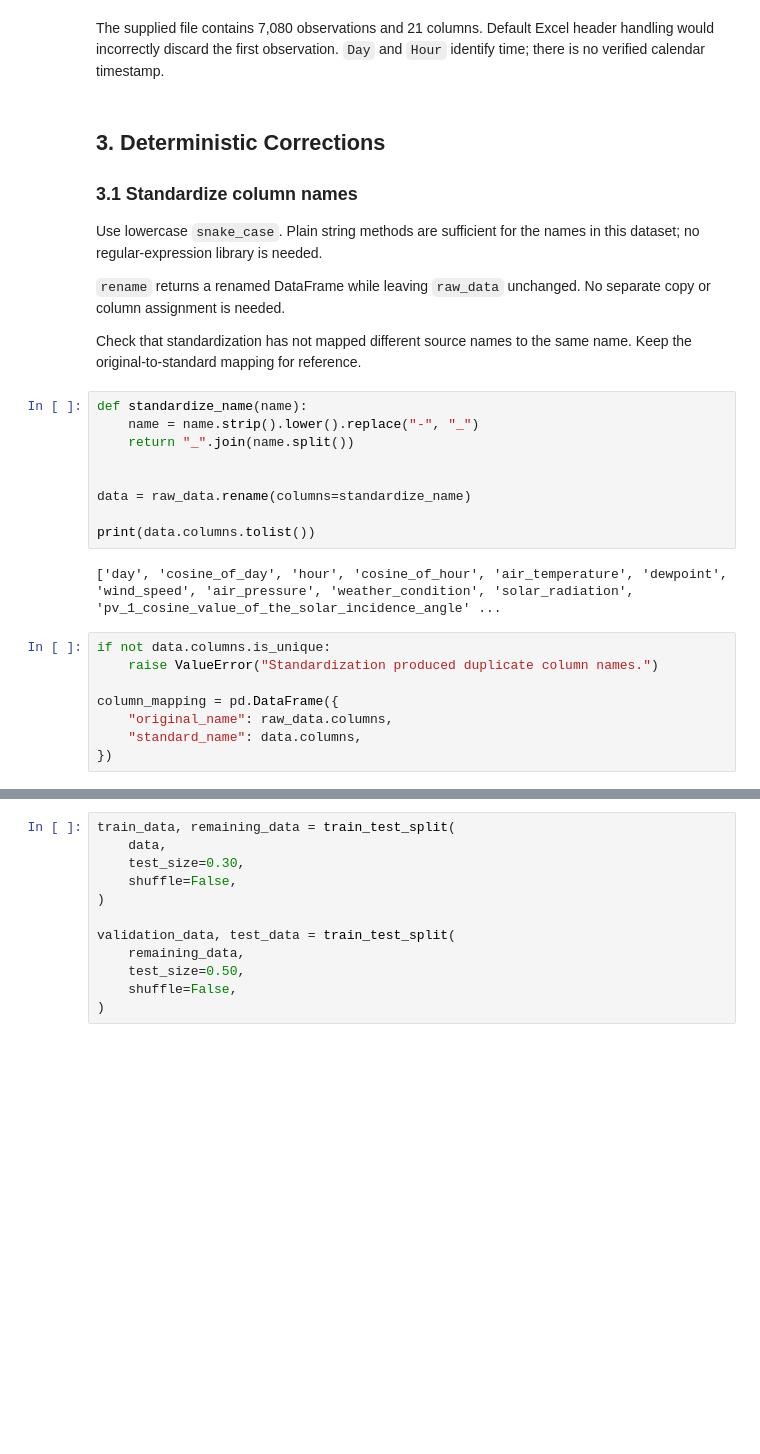
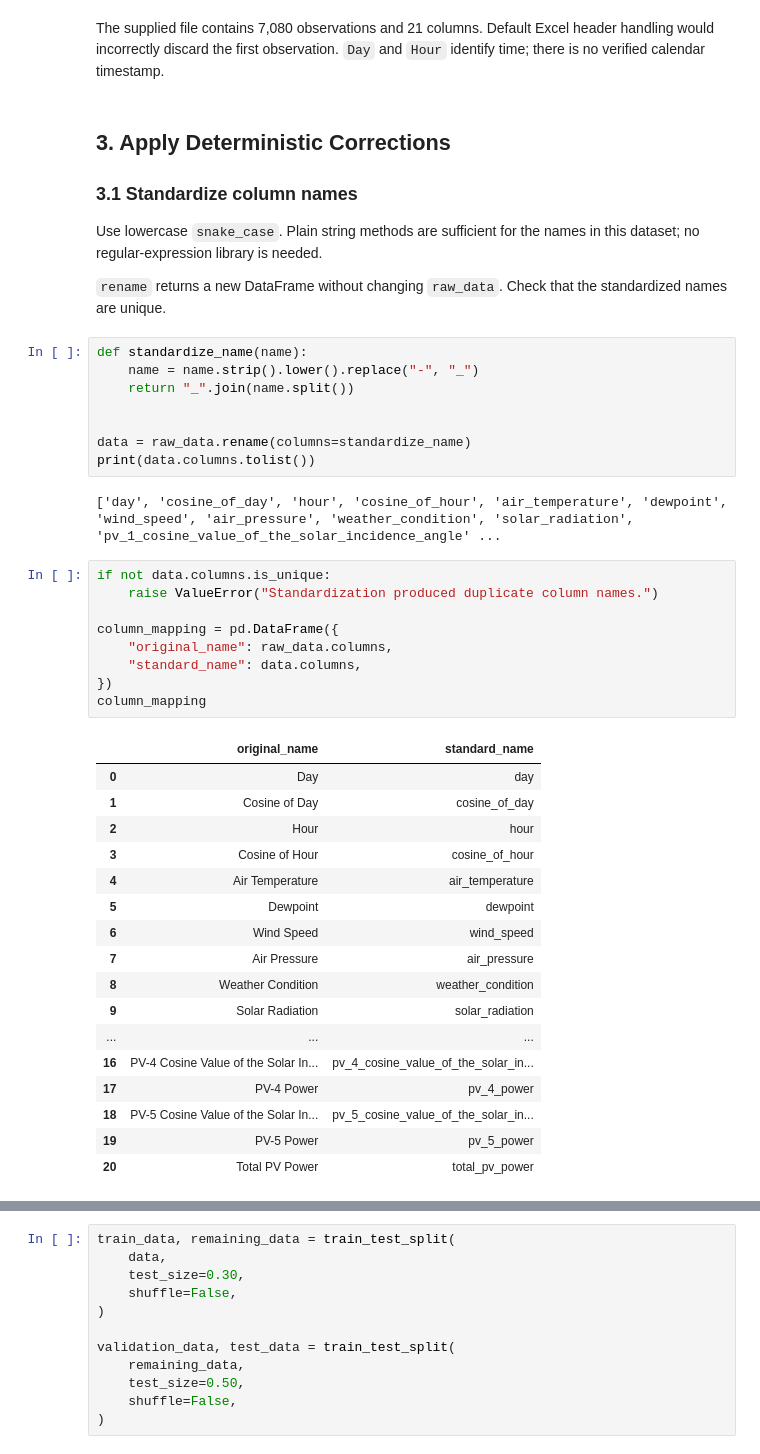
Before and after one commit to SepehrShakibi/applied-ml-dl-for-photovoltaics-with-python, a Jupyter notebook: 03_data_preprocessing/03_02_data_preparation_workflow_pv_time_series.ipynb, the cells around one changed output, grey strips where cells are left out. Saved outputs shown, nothing was run; the diff lists cells and outputs as text; blank space fills up the shorter version.

```diff
--- a/03_data_preprocessing/03_02_data_preparation_workflow_pv_time_series.ipynb
+++ b/03_data_preprocessing/03_02_data_preparation_workflow_pv_time_series.ipynb
@@ -148,13 +159,11 @@ Exact duplicate rows: 0
 # %% [markdown]
 The supplied file contains 7,080 observations and 21 columns. Default Excel header handling would incorrectly discard the first observation. `Day` and `Hour` identify time; there is no verified calendar timestamp.
 # %% [markdown]
-## 3. Deterministic Corrections
+## 3. Apply Deterministic Corrections
 ### 3.1 Standardize column names
 Use lowercase `snake_case`. Plain string methods are sufficient for the names in this dataset; no regular-expression library is needed.
 
-`rename` returns a renamed DataFrame while leaving `raw_data` unchanged. No separate copy or column assignment is needed.
-
-Check that standardization has not mapped different source names to the same name. Keep the original-to-standard mapping for reference.
+`rename` returns a new DataFrame without changing `raw_data`. Check that the standardized names are unique.
 # %%
 def standardize_name(name):
     name = name.strip().lower().replace("-", "_")
@@ -162,15 +171,33 @@ def standardize_name(name):
 
 
 data = raw_data.rename(columns=standardize_name)
-
 print(data.columns.tolist())
 # %% [output]
 ['day', 'cosine_of_day', 'hour', 'cosine_of_hour', 'air_temperature', 'dewpoint', 'wind_speed', 'air_pressure', 'weather_condition', 'solar_radiation', 'pv_1_cosine_value_of_the_solar_incidence_angle' ...
 # %%
 if not data.columns.is_unique:
     raise ValueError("Standardization produced duplicate column names.")
 
 column_mapping = pd.DataFrame({
     "original_name": raw_data.columns,
     "standard_name": data.columns,
 })
+column_mapping
+# %% [output]
+|  | original_name | standard_name |
+| 0 | Day | day |
+| 1 | Cosine of Day | cosine_of_day |
+| 2 | Hour | hour |
+| 3 | Cosine of Hour | cosine_of_hour |
+| 4 | Air Temperature | air_temperature |
+| 5 | Dewpoint | dewpoint |
+| 6 | Wind Speed | wind_speed |
+| 7 | Air Pressure | air_pressure |
+| 8 | Weather Condition | weather_condition |
+| 9 | Solar Radiation | solar_radiation |
+| ... | ... | ... |
+| 16 | PV-4 Cosine Value of the Solar In... | pv_4_cosine_value_of_the_solar_in... |
+| 17 | PV-4 Power | pv_4_power |
+| 18 | PV-5 Cosine Value of the Solar In... | pv_5_cosine_value_of_the_solar_in... |
+| 19 | PV-5 Power | pv_5_power |
+| 20 | Total PV Power | total_pv_power |
```
Also changed, not shown: parts of 52 cells of this notebook, 4 other files.
